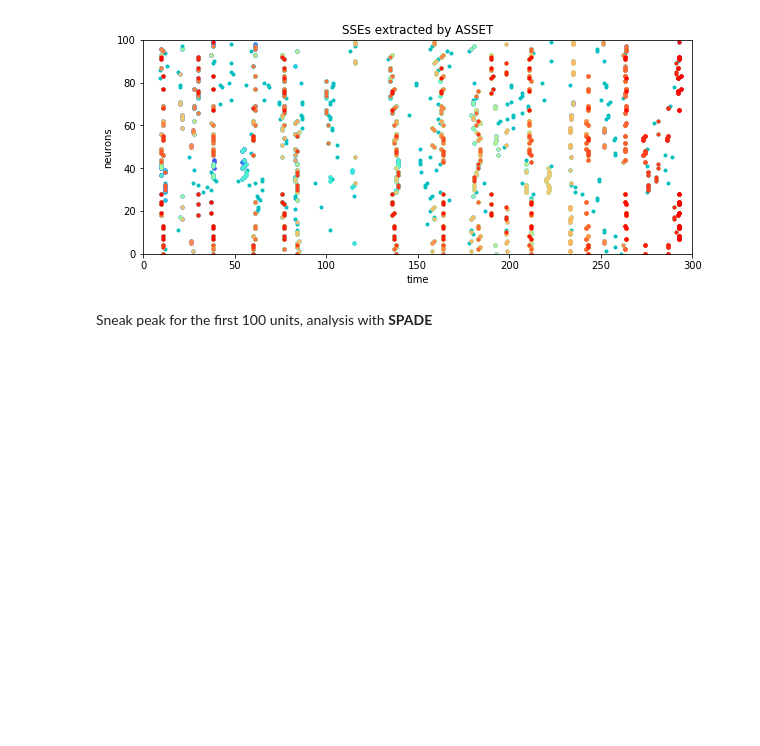
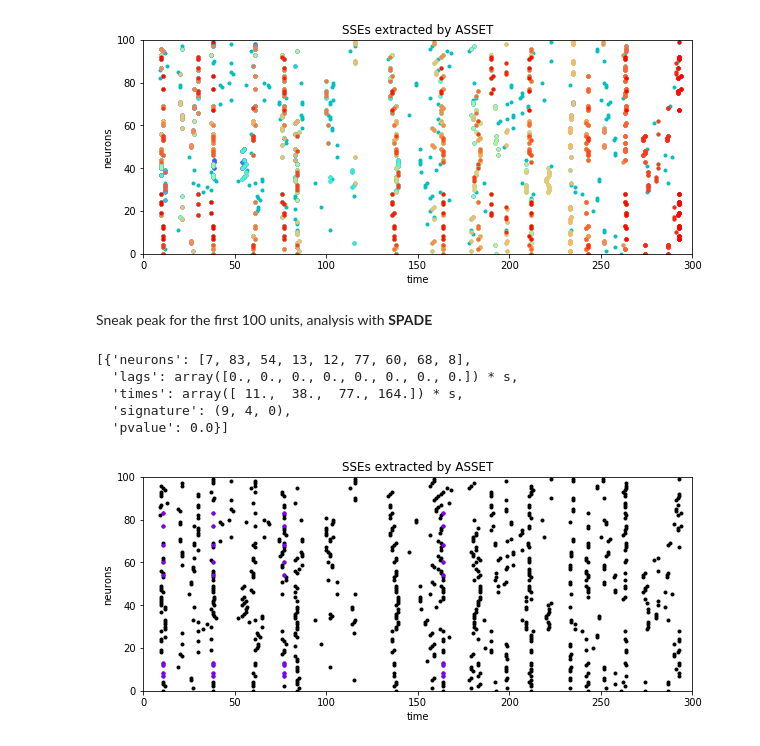
Before and after one commit to stellalessandra/pcp_use_cases, a Jupyter notebook: ASSET/asset_analysis_JN.ipynb, the cells around one changed output. Drawn from its saved outputs; the diff is of its cells as text; code cells hidden in the pictures; blank space fills up the shorter version.

Commit message:
added analysis spade and asset with surrogates

```diff
--- a/ASSET/asset_analysis_JN.ipynb
+++ b/ASSET/asset_analysis_JN.ipynb
@@ -132,7 +131,7 @@ for i, st in enumerate(sts):
         ax1.set_ylim(-0.1, 100.1)
         ax1.set_xlabel('time')
         ax1.set_ylabel('neurons')
-        ax1.plot(n, i, '.', color='b')
+        ax1.plot(n, i, '.', color='k')
 for index_sse in range(1, number_sses):
     # number_repetitions = len(sse[index_sse])
     for key, value in sse[index_sse].items():
@@ -166,7 +165,7 @@ for i, st in enumerate(sts):
         ax1.set_ylim(-0.1, 10.1)
         ax1.set_xlabel('time')
         ax1.set_ylabel('neurons')
-        ax1.plot(n, i, '.', color='c')
+        ax1.plot(n, i, '.', color='k')
 for index_sse in range(1, number_sses):
     # number_repetitions = len(sse[index_sse])
     for key, value in sse[index_sse].items():
@@ -216,3 +217,42 @@ plt.show()
 [figure]
 # %% [markdown]
 Sneak peak for the first 100 units, analysis with **SPADE**
+# %%
+stps = np.load('../../spade_fmri/100/spade_res100.npy').item()
+stps = stps['patterns']
+stps
+# %% [output]
+[{'neurons': [7, 83, 54, 13, 12, 77, 60, 68, 8],
+  'lags': array([0., 0., 0., 0., 0., 0., 0., 0.]) * s,
+  'times': array([ 11.,  38.,  77., 164.]) * s,
+  'signature': (9, 4, 0),
+  'pvalue': 0.0}]
+# %%
+import matplotlib
+# plotting of the SSEs found in the data
+inch2cm = 0.3937
+fig1 = plt.figure(figsize=(25*inch2cm, 10*inch2cm))
+ax1 = fig1.add_subplot(111)
+number_stps = len(stps)
+colors = matplotlib.cm.rainbow(np.linspace(0,1,number_stps))
+sts = sts[0:100]
+for i, st in enumerate(sts):
+    for n in st:
+        ax1.set_xlim(0, 300)
+        ax1.set_ylim(-0.1, 100.1)
+        ax1.set_xlabel('time')
+        ax1.set_ylabel('neurons')
+        ax1.plot(n, i, '.', color='k')
+for index_stps in range(0, number_stps):
+    # number_repetitions = len(sse[index_sse])
+    for neu in stps[index_stps]['neurons']:
+        for bins in stps[index_stps]['times']:
+            ax1.set_xlim(0, 300)
+            ax1.set_ylim(-0.1, 100.1)
+            ax1.set_xlabel('time')
+            ax1.set_ylabel('neurons')
+            ax1.set_title('SSEs extracted by ASSET')
+            ax1.plot(bins, neu, '.', color=colors[index_stps])
+plt.show()
+# %% [output]
+[figure, added]
```
Also changed, not shown: parts of 24 cells of this notebook.
